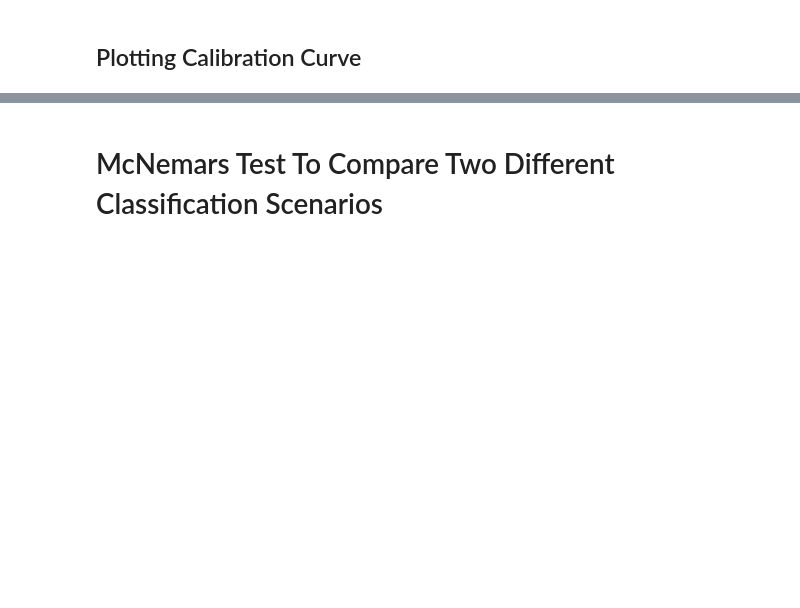
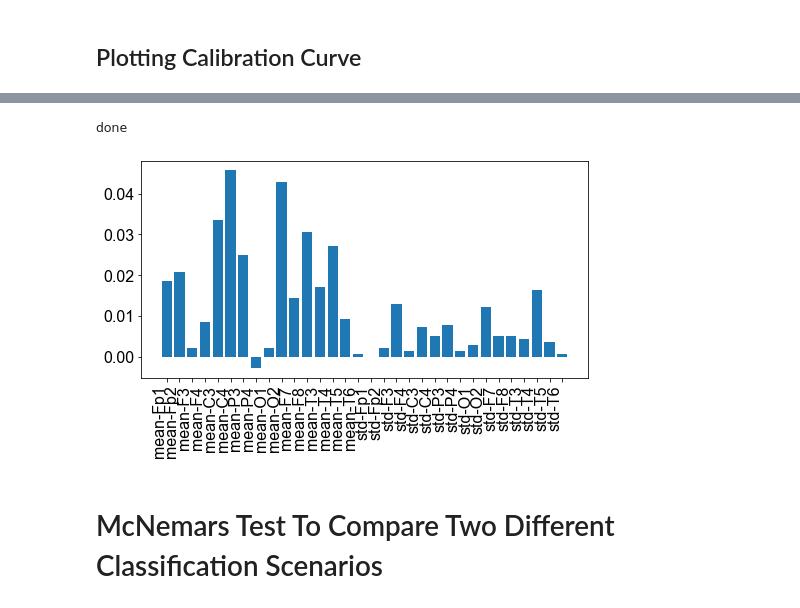
Before and after one commit to ncsl/episcalp, a Jupyter notebook: notebooks/cross_validation/plot_feature_exp_metrics.ipynb, the cells around one changed output, grey strips where cells are left out. Cells and saved outputs as stored; diff of their text form; code cells hidden in the pictures; blank space fills up the shorter version.

```diff
--- a/notebooks/cross_validation/plot_feature_exp_metrics.ipynb
+++ b/notebooks/cross_validation/plot_feature_exp_metrics.ipynb
@@ -91,3 +96,25 @@ print(fname)
 # %%
 with open(fname.with_suffix(".json"), "r") as fp:
     scores = json.load(fp)
+# %%
+ch_names = get_standard_1020_montage()
+print(len(ch_names))
+
+ch_names = [
+    "Fp1",
+    "Fp2",
+    "F3",
+    "F4",
+    "C3",
+    "C4",
+    "P3",
+    "P4",
+    "O1",
+    "O2",
+    "F7",
+    "F8",
+    "T3",
+    "T4",
+    "T5",
+    "T6",
+]
@@ -388,3 +461,27 @@ fig.savefig(figure_dir / f"{exp_name}_calibration_curve.pdf", bbox_inches="tight
+# %%
+mean_imp = np.array([np.mean(x, axis=1) for x in importances]).mean(axis=0)
+std_imp = np.array([np.std(x, axis=1) for x in importances]).mean(axis=0)
+
+# plt.figure()
+# sns.heatmap(mean_imp, xticklabels=chr)
+
+# plt.figure()
+# sns.heatmap(std_imp)
+
+fig, ax = plt.subplots(figsize=(8, 4))
+ax.bar(np.arange(len(mean_imp)), mean_imp)
+ax.set(
+    xticks=np.arange(len(mean_imp)),
+)
+ax.set_xticklabels(
+    [f"mean-{ch}" for ch in ch_names] + [f"std-{ch}" for ch in ch_names],
+    rotation=90,
+    ha="right",
+)
+print("done")
+# %% [output]
+done
+[figure, added]
 # %% [markdown]
 # McNemars Test To Compare Two Different Classification Scenarios
 # %%
```
Also changed, not shown: parts of 17 cells of this notebook, 2 other files.
